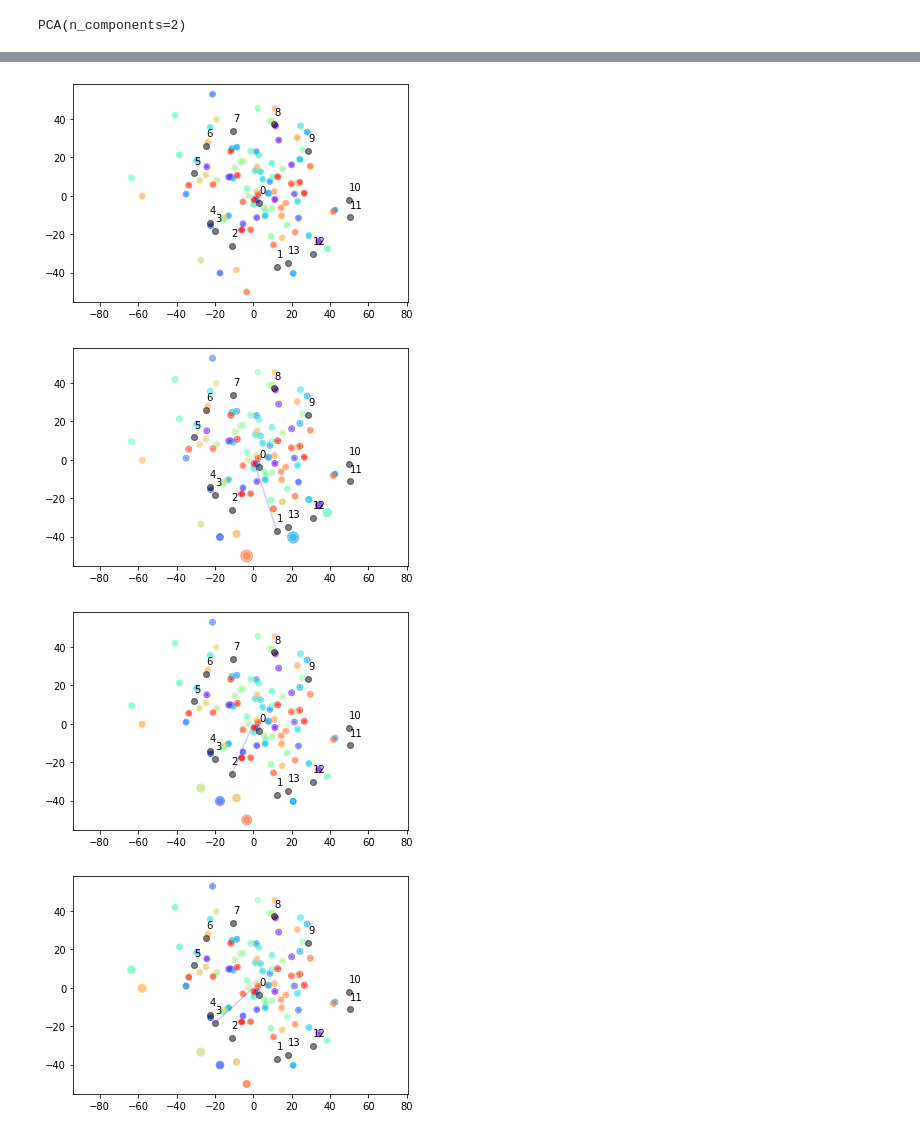
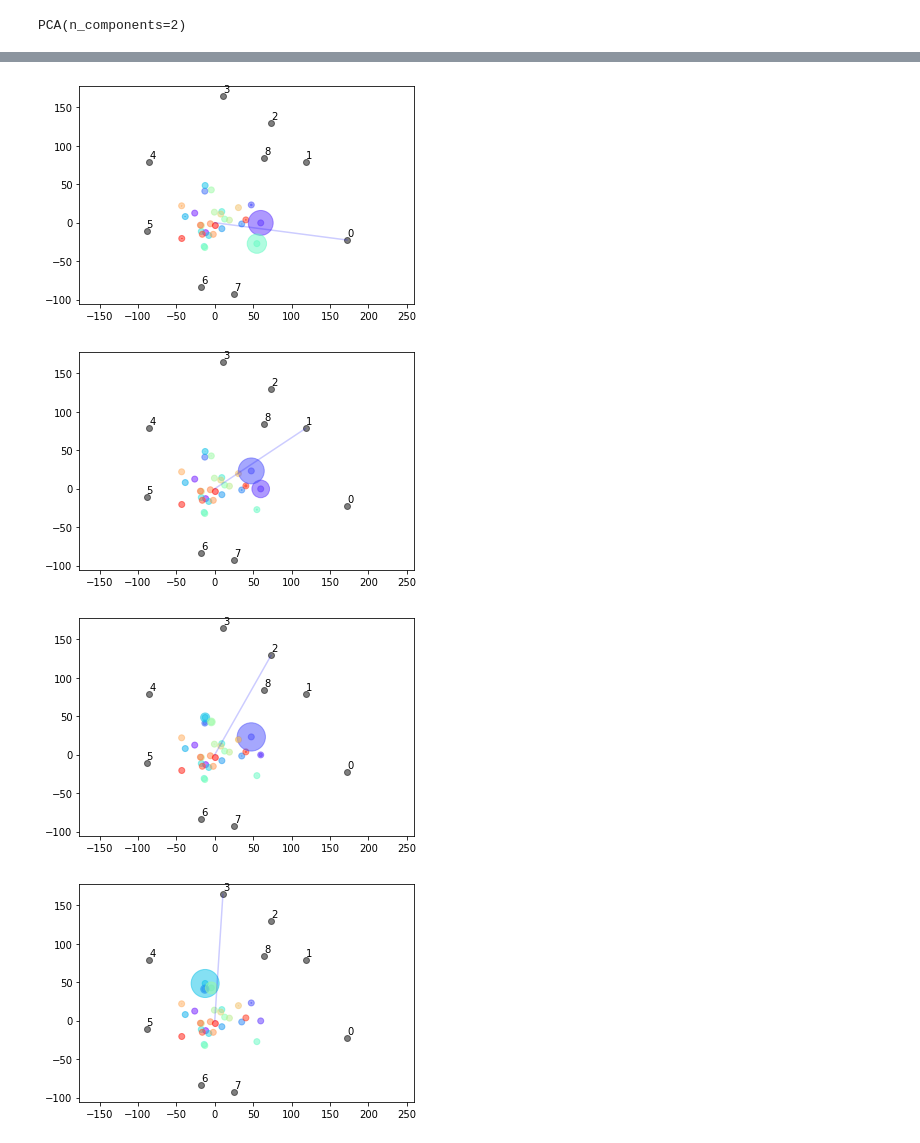
Before and after one commit to NTT123/pointer-networks, a Jupyter notebook: 01-pca-attention-value.ipynb, the cells around one changed output, grey strips where cells are left out. Cells and saved outputs as stored; diff of their text form; code cells hidden in the pictures.

```diff
--- a/01-pca-attention-value.ipynb
+++ b/01-pca-attention-value.ipynb
@@ -34,7 +34,7 @@ with open('/tmp/decoder_query.pk', 'rb') as f:
 new_X = pca.transform(values[:, 0, :])
 
 print(queries.shape)
-new_qq = pca.transform(queries)
+new_qq = 5*pca.transform(queries)
 print(new_qq.shape)
 colors = cm.rainbow(np.linspace(0, 1, new_X.shape[0]-1))
 plt.scatter(new_X[:-1, 0], new_X[:-1, 1], alpha=0.3, color='blue', label='encoder values')
@@ -55,0 +56,19 @@ plt.savefig('imgs/original_att.jpg')
+# %%
+
+with open('/tmp/points.pk', 'rb') as f:
+    points = pickle.load(f)
+
+x, y= zip(*points)
+
+plt.figure(figsize=(10, 5))
+plt.subplot(1, 2, 1)
+colors = cm.rainbow(np.linspace(0, 1, new_X.shape[0]-1))
+plt.scatter(-new_X[:-1, 0], new_X[:-1, 1], color=colors)
+plt.title('Hidden encoder attention')
+_=plt.axis('equal')
+
+plt.subplot(1, 2, 2)
+plt.scatter(x, y, color=colors)
+plt.title('Points')
+_=plt.axis('equal')
+plt.savefig('imgs/encoder_attention_pca.jpg')
@@ -56,23 +77,23 @@ plt.savefig('imgs/original_att.jpg')
 # %%
-for i in range(5):
+for i in range(8):
     size = new_X[:-1, 0] * new_qq[i] [0] + new_X[:-1, 1] * new_qq[i] [1]
     size = size / 500
     size = np.exp(size)
     size = size / np.sum(size) * 1000
     colors = cm.rainbow(np.linspace(0, 1, new_X.shape[0]-1))
     plt.scatter(new_X[:-1, 0], new_X[:-1, 1], color=colors, alpha=0.5)
 
     plt.scatter(new_X[:-1, 0], new_X[:-1, 1], color=colors, s=size, alpha=0.5)
     plt.scatter(new_qq[:, 0], new_qq[:, 1], color='black', alpha=0.5)
     for j in range(new_qq.shape[0]):
         if i == j:
             plt.plot([0, new_qq[j, 0]], [0, new_qq[j, 1]], c='blue', alpha=0.2)
         plt.annotate(str(j), xy=(new_qq[j, 0], new_qq[j, 1] + 5) )
     _=plt.axis('equal')
     plt.show()
     plt.close('all')
 # %% [output]
-[figure, old version]
+[figure, new version]
-[figure, old version]
+[figure, new version]
-[figure, old version]
+[figure, new version]
-[figure, old version]
+[figure, new version]
```
Also changed, not shown: parts of 6 cells of this notebook, 13 other files.
